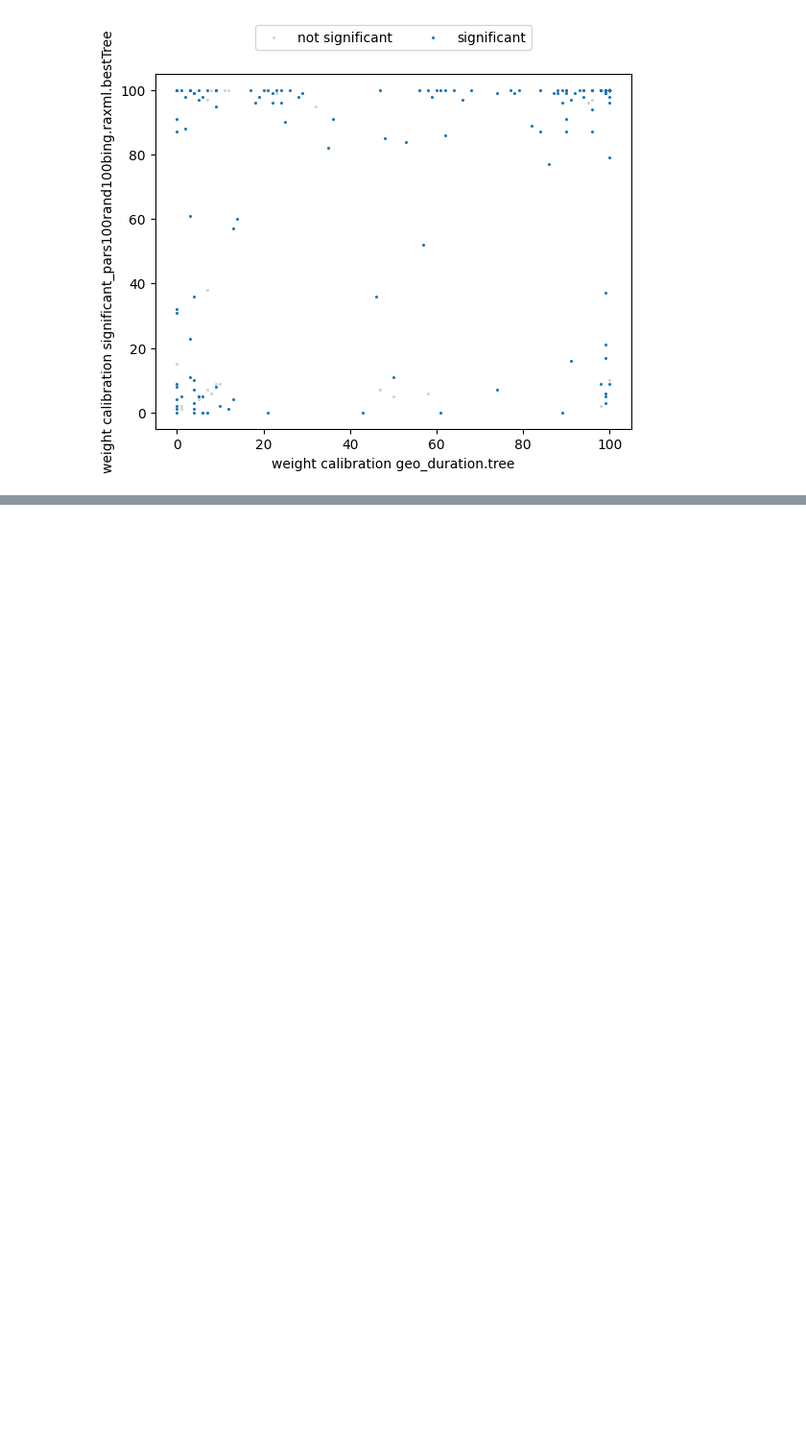
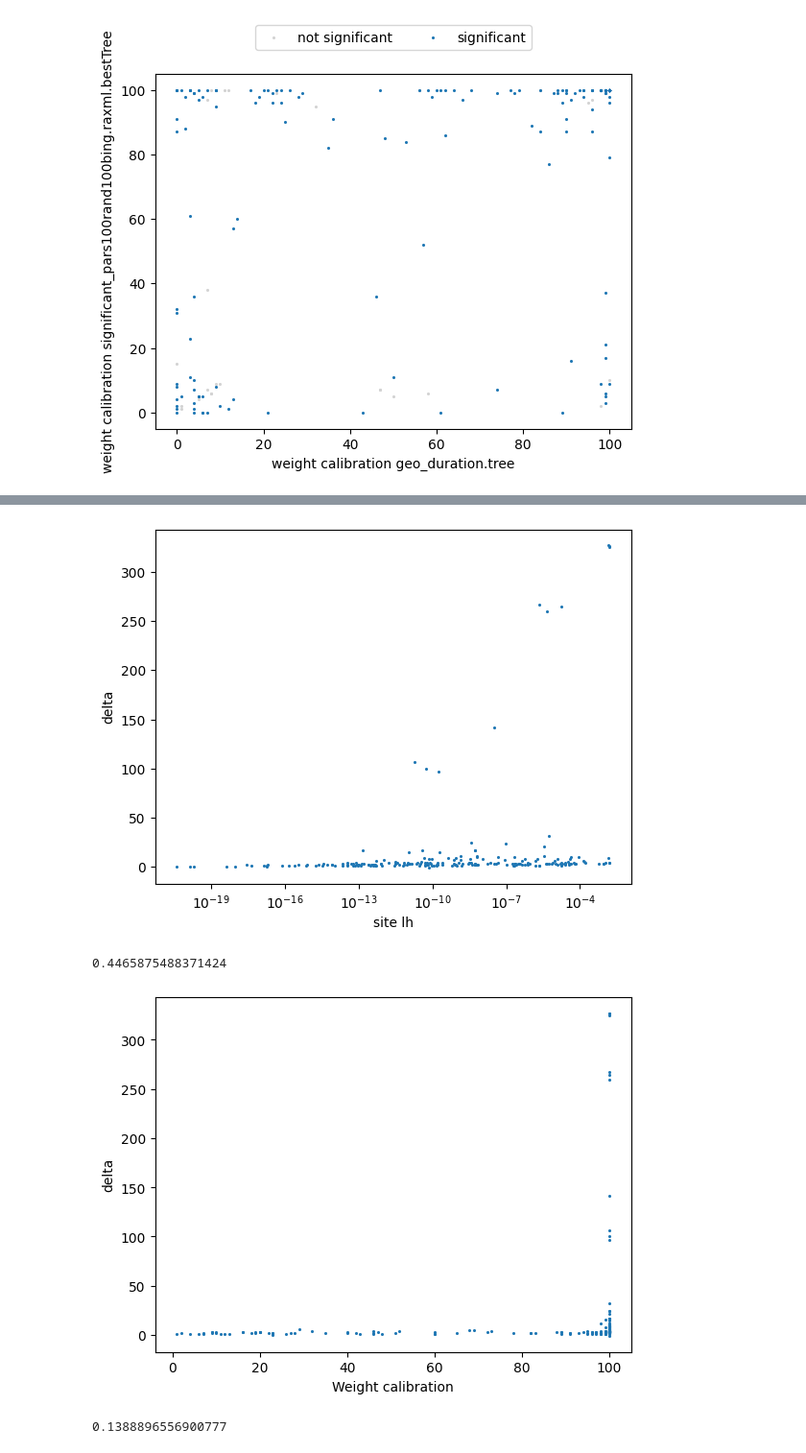
Before and after one commit to luisevonderwiese/mt_scripts, a Jupyter notebook: case_study_elena/PerSiteProperties.ipynb, the cells around one changed output, grey strips where cells are left out. Shown at 96% size. Saved outputs shown, nothing was run; the diff lists cells and outputs as text; code cells hidden in the pictures; blank space fills up the shorter version.

Commit message:
Add delta statistics

```diff
--- a/case_study_elena/PerSiteProperties.ipynb
+++ b/case_study_elena/PerSiteProperties.ipynb
@@ -30,6 +30,7 @@ weight_calibration_dir = 'data/weight_calibration/'
 site_congruence_dir = 'data/site_congruence/'
 lh_dir = 'data/lh/'
 indices_dir = 'data/indices/'
+deltas_dir = "data/trait_association/delta_statistics/"
 
 
 #tree_space_name = 'space.trees'
@@ -277,6 +278,9 @@ def best_tree_file_name(alignment_name, start_trees = ""):
     else:
         return tree_dir + rm_end(alignment_name) + "_" + start_trees + ".raxml.bestTree"
 
+def deltas_file_name(tree_name, alignment_name):
+    return deltas_dir + rm_end(alignment_name) + '_' + rm_end(tree_name)  + '.deltas'
+
 
 def read_lhs(tree_set_name, alignment_name, optimize):
     lhs = []
@@ -330,6 +334,11 @@ def read_ml_trees(alignment_name, start_trees = ""):
 def read_best_tree(alignment_name, start_trees = ""):
     tree_file = open(best_tree_file_name(alignment_name, start_trees))
     return Tree(tree_file.readlines()[0][:-1])
+
+
+def read_deltas(alignment_name, tree_name):
+    deltas_file = open(deltas_file_name(alignment_name, tree_name))
+    return [float(line) for line in deltas_file.readlines()]
 
 def calculate_lhs_raxml(tree_set_name, alignment_name, optimize = False):
     tree_set = read_trees_from_ete([tree_set_name])
@@ -477,8 +486,10 @@ def get_best_tree(alignment_name, start_trees = ""):
     return read_best_tree(alignment_name, start_trees)
 
 
-
-
+def get_deltas(tree_name, alignment_name):
+    if not os.path.isfile(deltas_file_name(alignment_name, tree_name)):
+        print("Deltas must be calculated in R!")
+    return read_deltas(alignment_name, tree_name)
 
 def average_branch_length(tree_set):
     avg = 0
@@ -768,3 +774,33 @@ Correlation of weight calibration (filtered): 0.46027557655557055
+# %%
+import numpy as np
+def correlate_with_delta_statistics(tree_name, alignment_name):
+    site_lhs = get_site_lh_raw(tree_name, alignment_name, False)
+    weight_calibration = get_weight_calibration(tree_name, alignment_name)
+    deltas = get_deltas(tree_name, alignment_name)
+
+
+    fig, ax = plt.subplots()
+    ax.set_xscale('log')
+    ax.scatter(site_lhs, deltas, s=1.5)
+    plt.xlabel("site lh")
+    plt.ylabel("delta")
+    plt.show()
+    print(np.corrcoef(deltas, site_lhs)[0,1])
+
+    fig, ax = plt.subplots()
+    ax.scatter(weight_calibration, deltas, s=1.5)
+    plt.xlabel("Weight calibration")
+    plt.ylabel("delta")
+    plt.show()
+    print(np.corrcoef(deltas, weight_calibration)[0,1])
+
+
+correlate_with_delta_statistics("cognate_ie_compatible.tree", "morpho_filtered_indsToUse.phy")
+# %% [output]
+[figure, added]
+0.4465875488371424
+[figure, added]
+0.1388896556900777
 # %%
 def select_indices_by_site_lh(tree_name, alignment_name, threshold):
     site_lh = get_site_lh_raw(tree_name, alignment_name, False)
```
Also changed, not shown: parts of 1 cell of this notebook, 10 other files.
